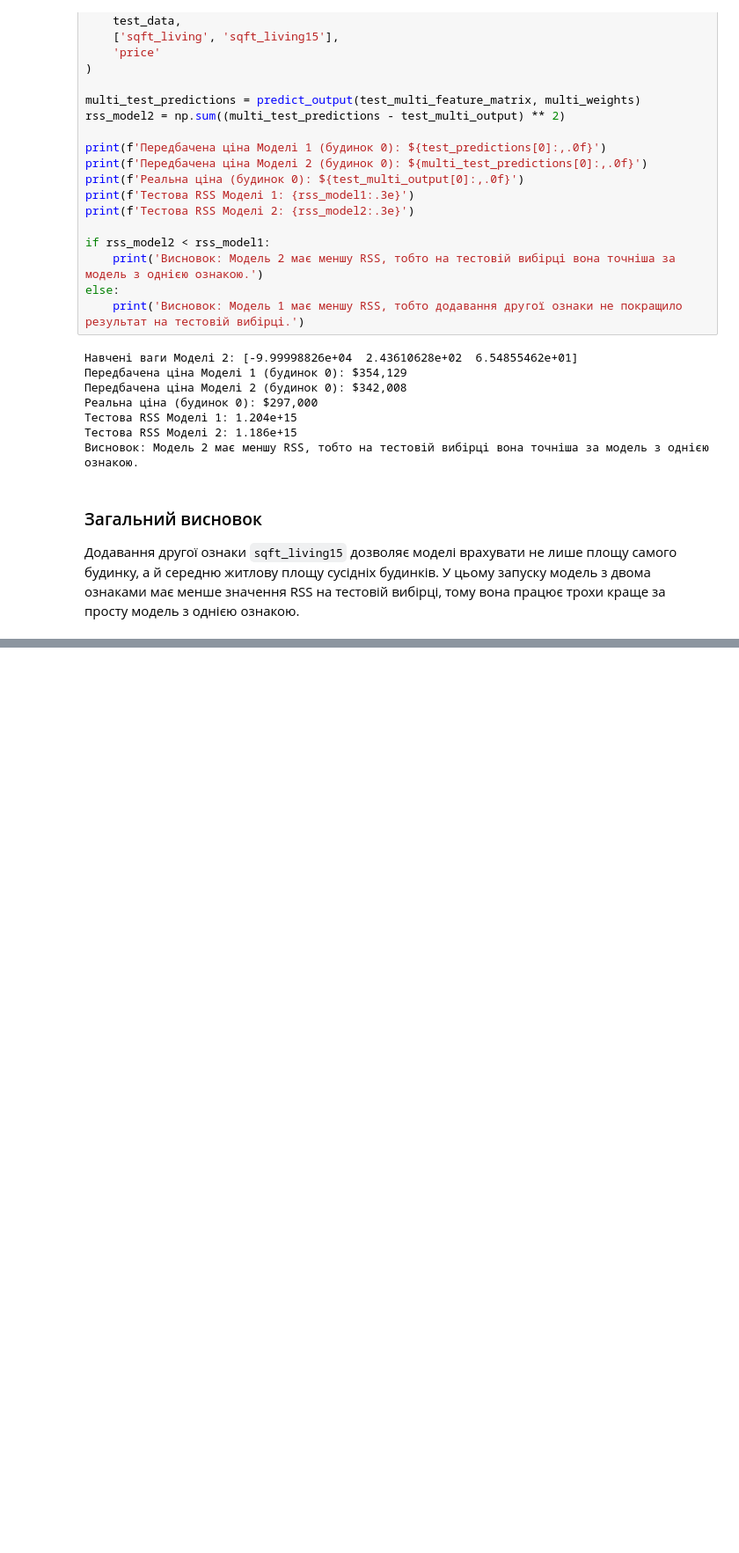
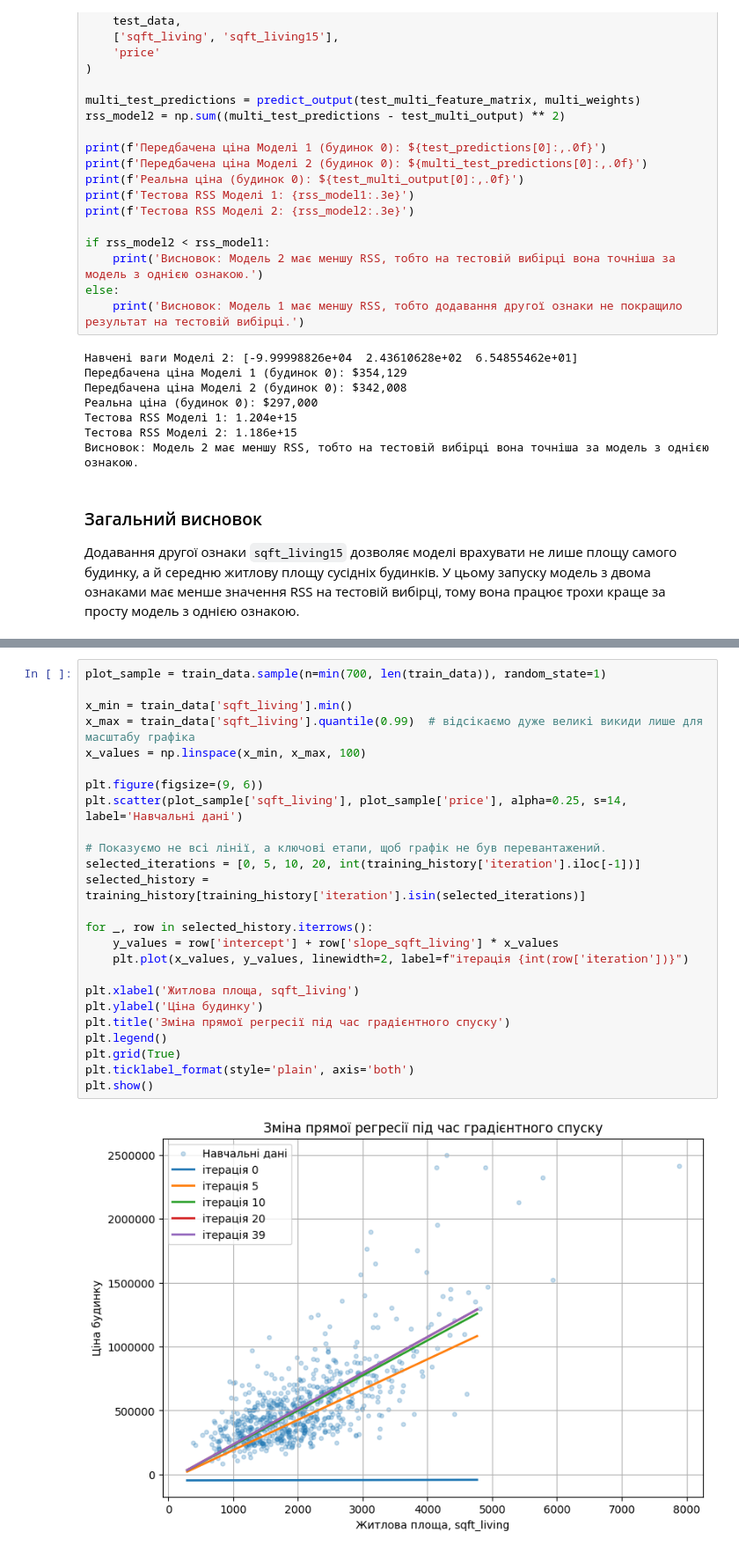
Before and after one commit to sonnka/Labs, a Jupyter notebook: Lab 3/Lab3_Gradient_Descent_Multiple_Regression_completed.ipynb, the cells around one changed output, grey strips where cells are left out. Shown at 88% size. Drawn from its saved outputs; the diff is of its cells as text; blank space fills up the shorter version.

```diff
--- a/Lab 3/Lab3_Gradient_Descent_Multiple_Regression_completed.ipynb
+++ b/Lab 3/Lab3_Gradient_Descent_Multiple_Regression_completed.ipynb
@@ -283,0 +411,27 @@ else:
+# %%
+plot_sample = train_data.sample(n=min(700, len(train_data)), random_state=1)
+
+x_min = train_data['sqft_living'].min()
+x_max = train_data['sqft_living'].quantile(0.99)  # відсікаємо дуже великі викиди лише для масштабу графіка
+x_values = np.linspace(x_min, x_max, 100)
+
+plt.figure(figsize=(9, 6))
+plt.scatter(plot_sample['sqft_living'], plot_sample['price'], alpha=0.25, s=14, label='Навчальні дані')
+
+# Показуємо не всі лінії, а ключові етапи, щоб графік не був перевантажений.
+selected_iterations = [0, 5, 10, 20, int(training_history['iteration'].iloc[-1])]
+selected_history = training_history[training_history['iteration'].isin(selected_iterations)]
+
+for _, row in selected_history.iterrows():
+    y_values = row['intercept'] + row['slope_sqft_living'] * x_values
+    plt.plot(x_values, y_values, linewidth=2, label=f"ітерація {int(row['iteration'])}")
+
+plt.xlabel('Житлова площа, sqft_living')
+plt.ylabel('Ціна будинку')
+plt.title('Зміна прямої регресії під час градієнтного спуску')
+plt.legend()
+plt.grid(True)
+plt.ticklabel_format(style='plain', axis='both')
+plt.show()
+# %% [output]
+[figure, added]
```
Also changed, not shown: parts of 8 cells of this notebook, 2 other files.
